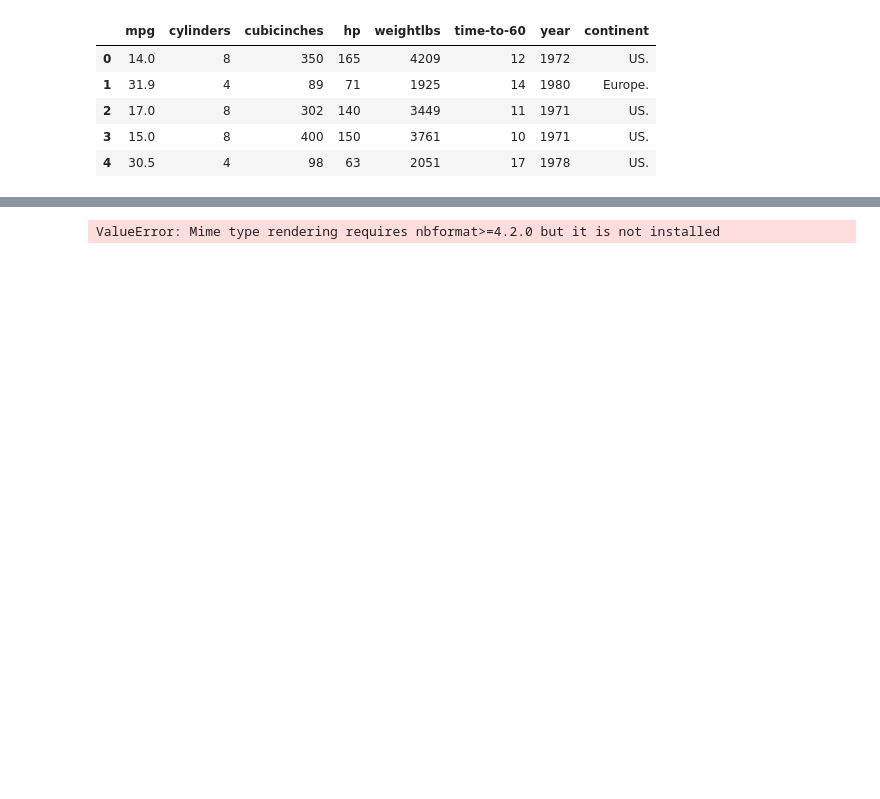
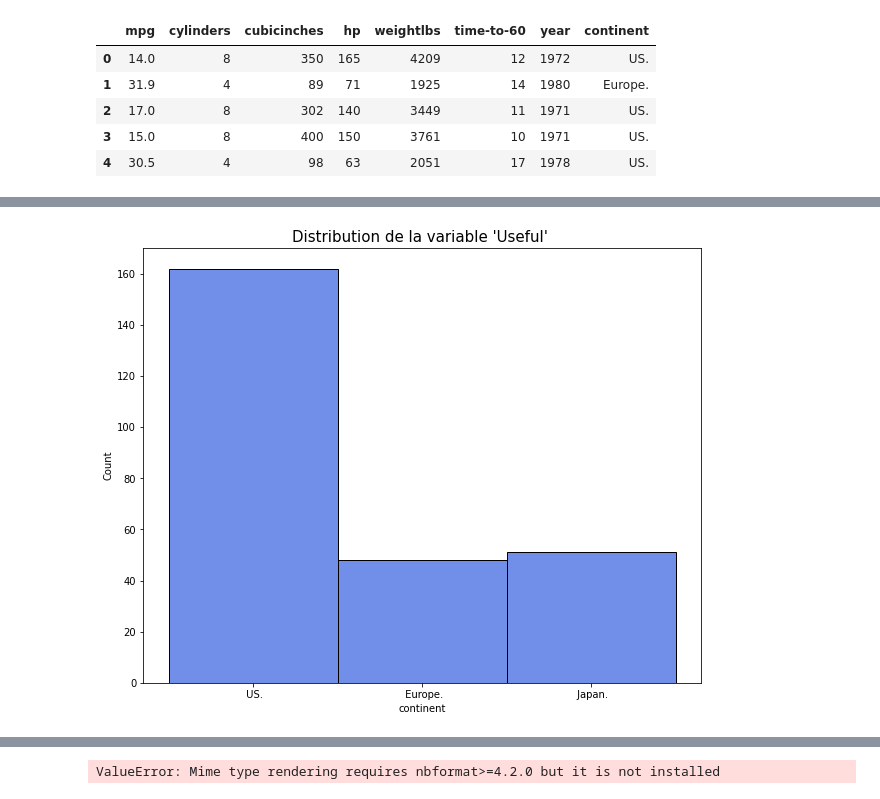
Before and after one commit to ALEMA86/Qu-te_Streamlit, a Jupyter notebook: Streamlit/explo.ipynb, the cells around one changed output, grey strips where cells are left out. Drawn from its saved outputs; the diff is of its cells as text; code cells hidden in the pictures; blank space fills up the shorter version.

```diff
--- a/Streamlit/explo.ipynb
+++ b/Streamlit/explo.ipynb
@@ -18,3 +35,10 @@ df.head()
+# %%
+plt.rcParams["figure.figsize"]=(10,8)
+prod_by_continent= sns.histplot(df, x = "continent", color = "royalblue")
+plt.title("Distribution de la variable 'Useful' ", size = 15)
+plt.show()
+# %% [output]
+[figure, added]
 # %%
 # Heatmap de corrélation :
 
```
Also changed, not shown: parts of 2 cells of this notebook.
